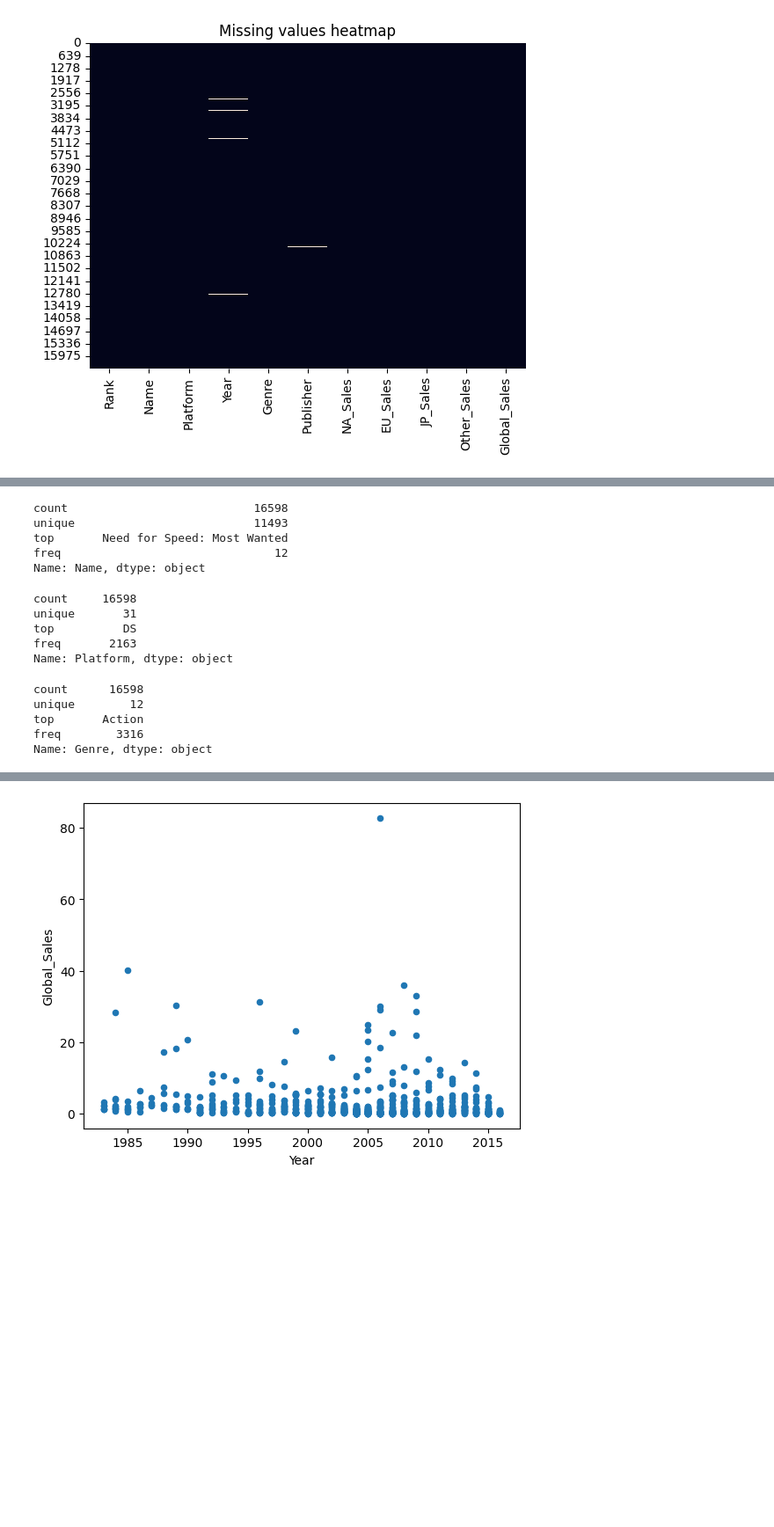
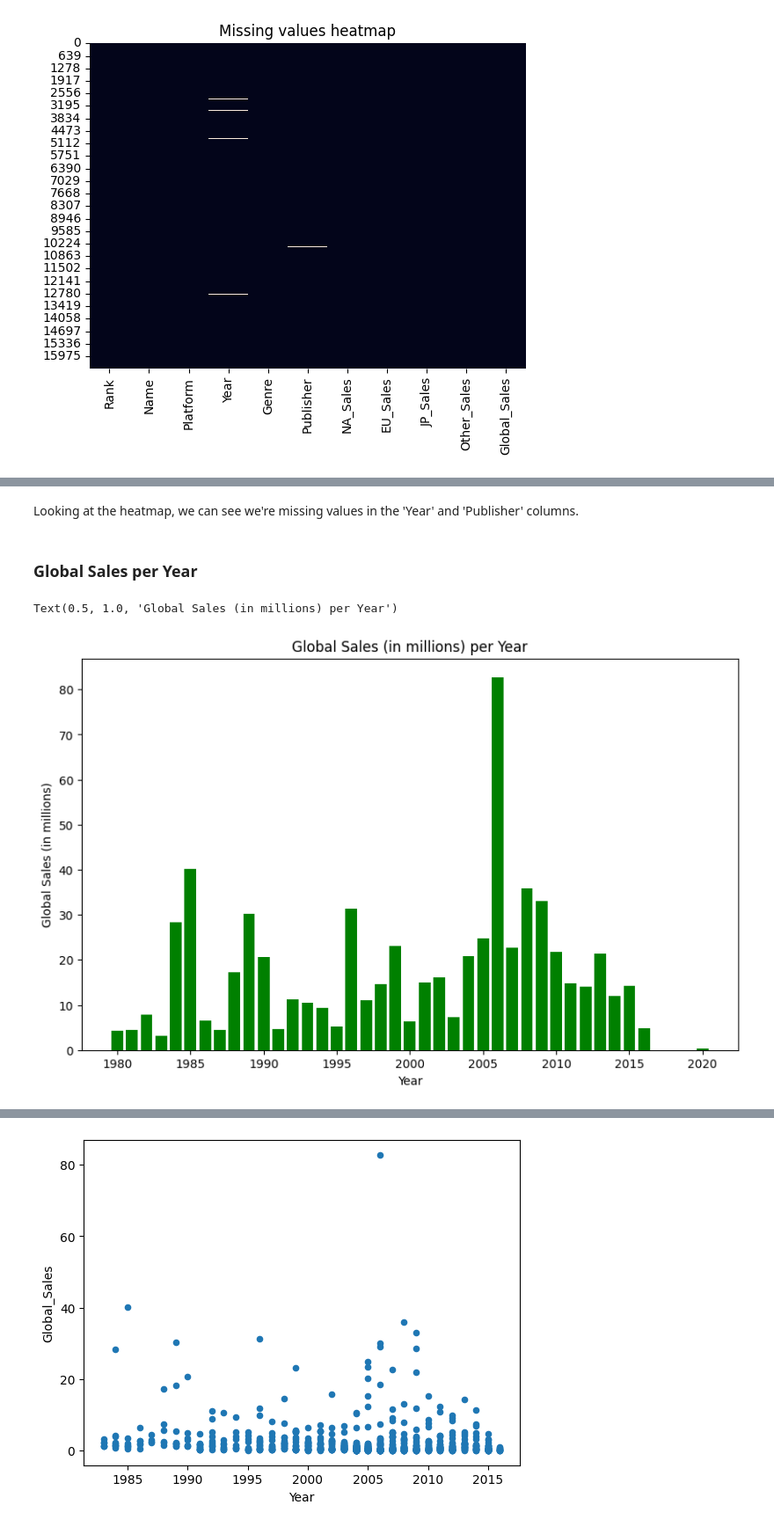
Before and after one commit to jadeqnguyen/cwl-data, a Jupyter notebook: final_notebook.ipynb, the cells around one changed output, grey strips where cells are left out. Shown: that part at 88% size. Cells and saved outputs as stored; diff of their text form; code cells hidden in the pictures; blank space fills up the shorter version.

```diff
--- a/final_notebook.ipynb
+++ b/final_notebook.ipynb
@@ -98,24 +114,13 @@ Name: Publisher, dtype: object
-# %%
-(df['Name']).describe()
-# %% [output]
-count                           16598
-unique                          11493
-top       Need for Speed: Most Wanted
-freq                               12
-Name: Name, dtype: object
-# %%
-(df['Platform']).describe()
-# %% [output]
-count     16598
-unique       31
-top          DS
-freq       2163
-Name: Platform, dtype: object
-# %%
-(df['Genre']).describe()
-# %% [output]
-count      16598
-unique        12
-top       Action
-freq        3316
-Name: Genre, dtype: object
+# %% [markdown]
+Looking at the heatmap, we can see we're missing values in the 'Year' and 'Publisher' columns.
+# %% [markdown]
+### Global Sales per Year
+# %%
+plt.figure(figsize=(10,6))
+plt.bar(df['Year'],df['Global_Sales'], color='green')
+plt.xlabel('Year')
+plt.ylabel('Global Sales (in millions)')
+plt.title('Global Sales (in millions) per Year')
+# %% [output]
+Text(0.5, 1.0, 'Global Sales (in millions) per Year')
+[figure, added]
```
Also changed, not shown: parts of 31 cells of this notebook, 1 other file.
